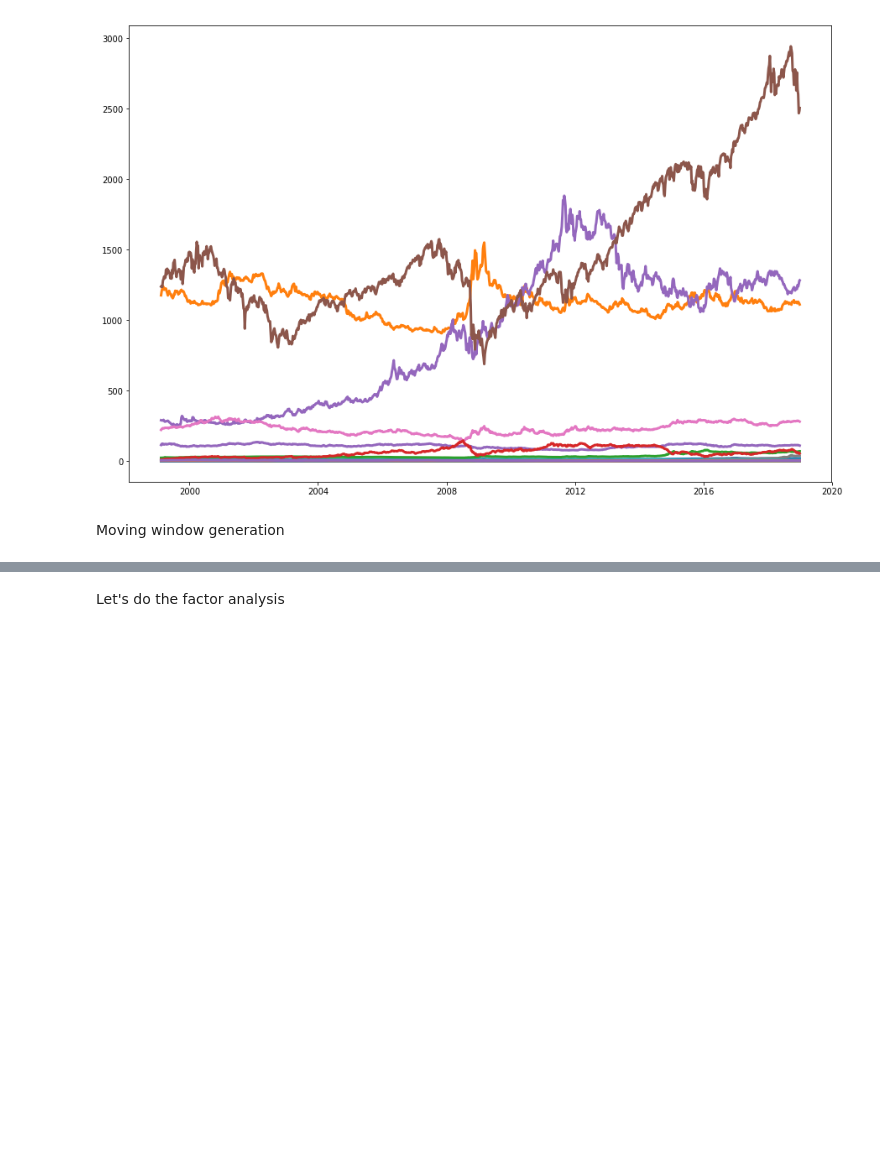
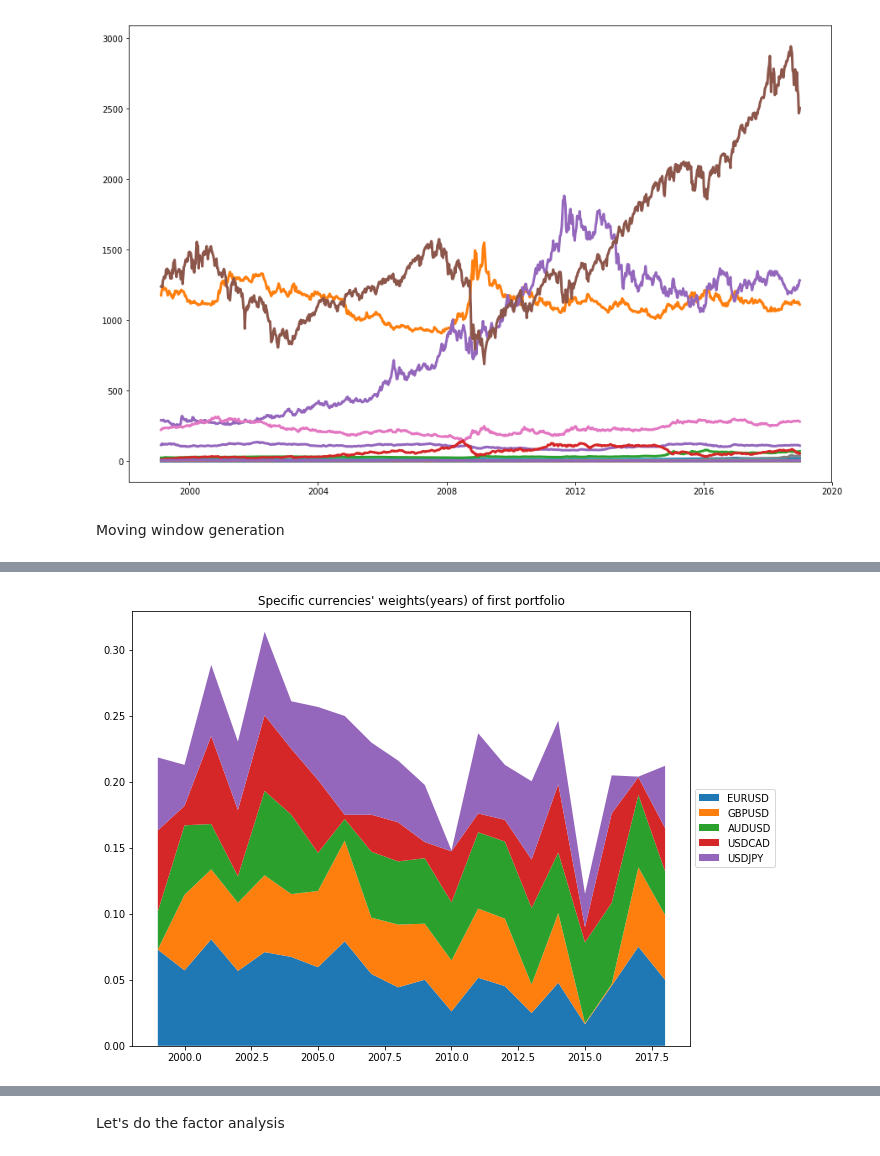
Before and after one commit to laureat/Python, a Jupyter notebook: PCA.ipynb, the cells around one changed output, grey strips where cells are left out. Saved outputs shown, nothing was run; the diff lists cells and outputs as text; code cells hidden in the pictures; blank space fills up the shorter version.

```diff
--- a/PCA.ipynb
+++ b/PCA.ipynb
@@ -68 +111,10 @@ plt.show()
+# %%
+# Specific currencies selected of w1
+fig, ax = plt.subplots(figsize=(10,8))
+ax.stackplot(X_std_1.index.year.unique(), w1_tr.loc[['EURUSD','GBPUSD','USDCAD','USDJPY','USDRUB']])
+ax.set_title('Specific currencies\' weights(years) of first portfolio')
+plt.legend(w1_tr.index,loc='center left',bbox_to_anchor=(1,0.5))
+plt.show()
+# %% [output]
+[figure, added]
 # %%
```
Also changed, not shown: parts of 16 cells of this notebook.
